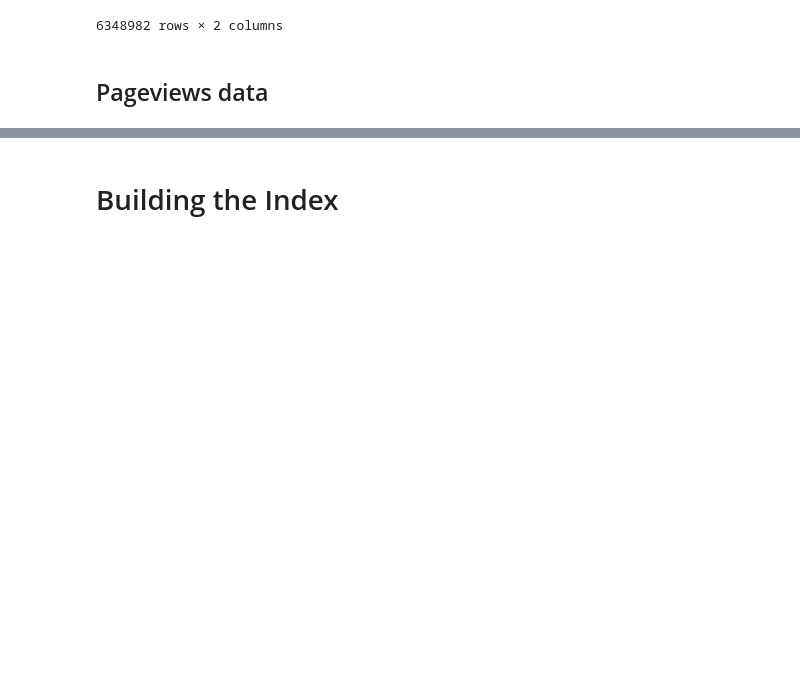
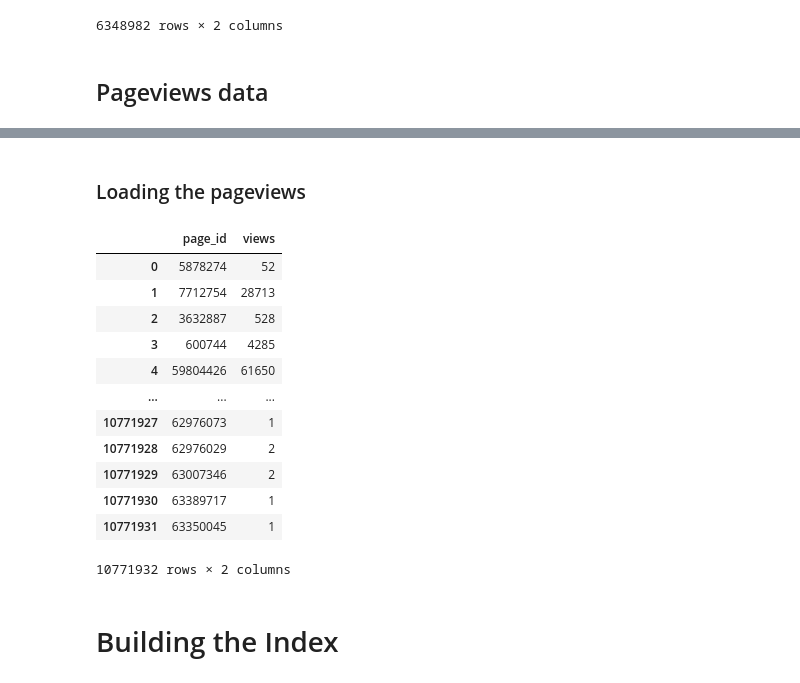
Before and after one commit to aviadtzemah/SearchEngine, a Jupyter notebook: src/search.ipynb, the cells around one changed output, grey strips where cells are left out. Cells and saved outputs as stored; diff of their text form; code cells hidden in the pictures; blank space fills up the shorter version.

Commit message:
implemented downloading and reading the pageviews data and putting it in a dataframe. also implemented the get_pageviews function (perhaps the last implementation)

```diff
--- a/src/search.ipynb
+++ b/src/search.ipynb
@@ -299,0 +305,25 @@ pagerank_df
+# %%
+# Paths
+# Using user page views (as opposed to spiders and automated traffic) for the
+# month of August 2021
+pv_path = 'https://dumps.wikimedia.org/other/pageview_complete/monthly/2021/2021-08/pageviews-202108-user.bz2'
+p = Path(pv_path)
+pv_name = p.name
+pv_temp = f'{p.stem}-4dedup.txt'
+pv_clean = f'{p.stem}.pkl'
+# Download the file (2.3GB)
+!wget -N $pv_path
+# Filter for English pages, and keep just two fields: article ID (3) and monthly
+# total number of page views (5). Then, remove lines with article id or page
+# view values that are not a sequence of digits.
+!bzcat $pv_name | grep "^en\.wikipedia" | cut -d' ' -f3,5 | grep -P "^\d+\s\d+$" > $pv_temp
+# Create a Counter (dictionary) that sums up the pages views for the same
+# article, resulting in a mapping from article id to total page views.
+wid2pv = Counter()
+with open(pv_temp, 'rt') as f:
+  for line in f:
+    parts = line.split(' ')
+    wid2pv.update({int(parts[0]): int(parts[1])})
+# write out the counter as binary file (pickle it)
+with open(pv_clean, 'wb') as f:
+  pickle.dump(wid2pv, f)
@@ -300,3 +341,28 @@ pagerank_df
+# %% [markdown]
+### Loading the pageviews
+# %%
+# read in the counter
+with open(pv_clean, 'rb') as f:
+  wid2pv = pickle.loads(f.read())
+
+# loading the counter into a df
+pageviews_df = pd.DataFrame.from_dict(wid2pv, orient='index').reset_index()
+pageviews_df.columns = ['page_id', 'views']
+pageviews_df
+# %% [output]
+|  | page_id | views |
+| 0 | 5878274 | 52 |
+| 1 | 7712754 | 28713 |
+| 2 | 3632887 | 528 |
+| 3 | 600744 | 4285 |
+| 4 | 59804426 | 61650 |
+| ... | ... | ... |
+| 10771927 | 62976073 | 1 |
+| 10771928 | 62976029 | 2 |
+| 10771929 | 63007346 | 2 |
+| 10771930 | 63389717 | 1 |
+| 10771931 | 63350045 | 1 |
+10771932 rows × 2 columns
 # %% [markdown]
 # Building the Index
 # %%
```
Also changed, not shown: parts of 8 cells of this notebook.
